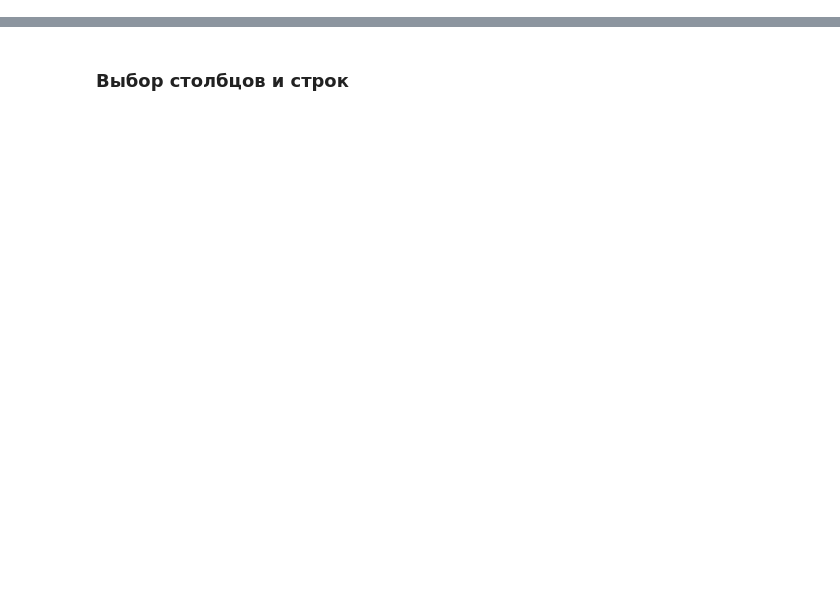
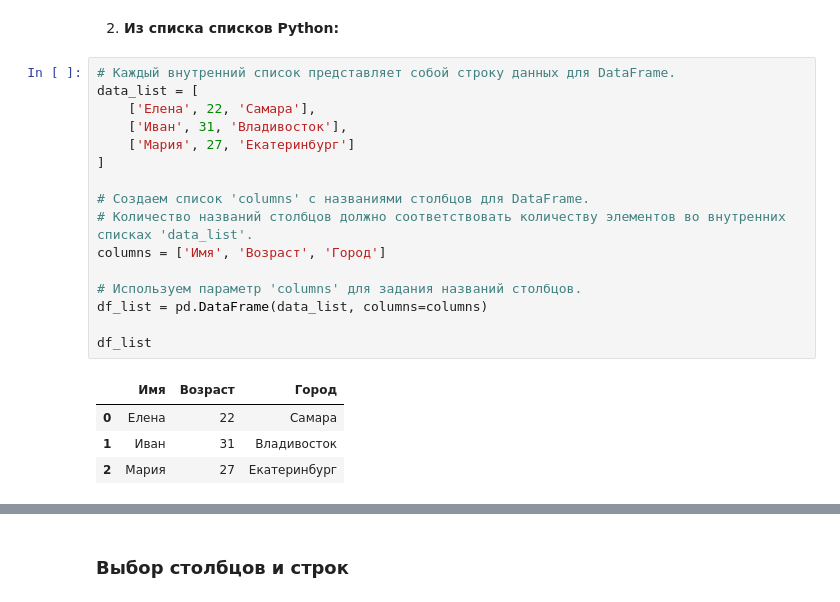
Before and after one commit to DinoZawrik/ML_BASE, a Jupyter notebook: Pandas.ipynb, the cells around one changed output, grey strips where cells are left out. Drawn from its saved outputs; the diff is of its cells as text; blank space fills up the shorter version.

```diff
--- a/Pandas.ipynb
+++ b/Pandas.ipynb
@@ -0,0 +56,23 @@
+# %% [markdown]
+2. **Из списка списков Python:**
+# %%
+# Каждый внутренний список представляет собой строку данных для DataFrame.
+data_list = [
+    ['Елена', 22, 'Самара'],
+    ['Иван', 31, 'Владивосток'],
+    ['Мария', 27, 'Екатеринбург']
+]
+
+# Создаем список 'columns' с названиями столбцов для DataFrame.
+# Количество названий столбцов должно соответствовать количеству элементов во внутренних списках 'data_list'.
+columns = ['Имя', 'Возраст', 'Город']
+
+# Используем параметр 'columns' для задания названий столбцов.
+df_list = pd.DataFrame(data_list, columns=columns)
+
+df_list
+# %% [output]
+|  | Имя | Возраст | Город |
+| 0 | Елена | 22 | Самара |
+| 1 | Иван | 31 | Владивосток |
+| 2 | Мария | 27 | Екатеринбург |
```
Also changed, not shown: parts of 78 cells of this notebook.
